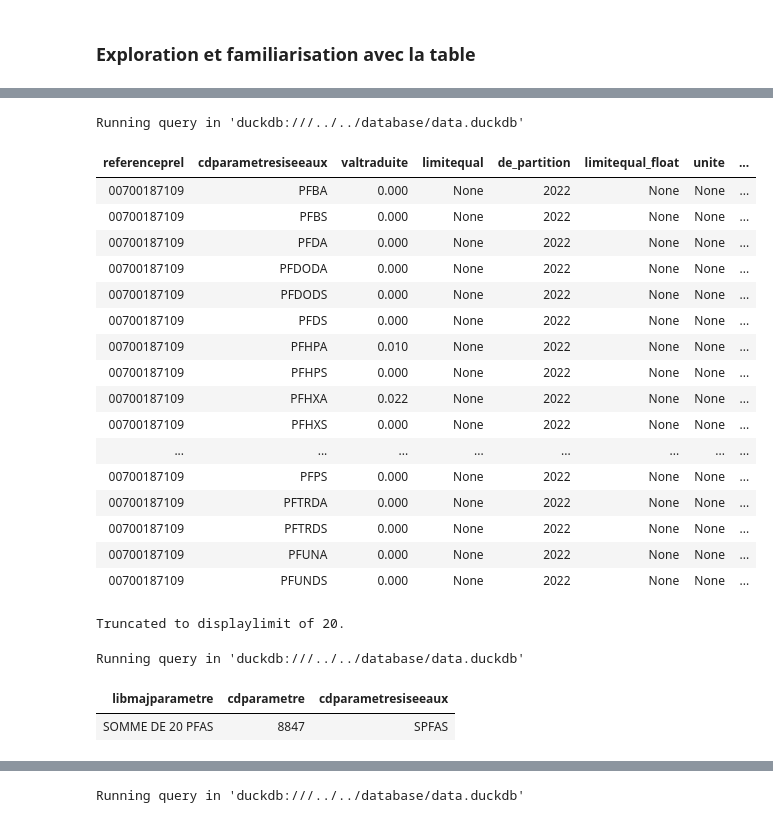
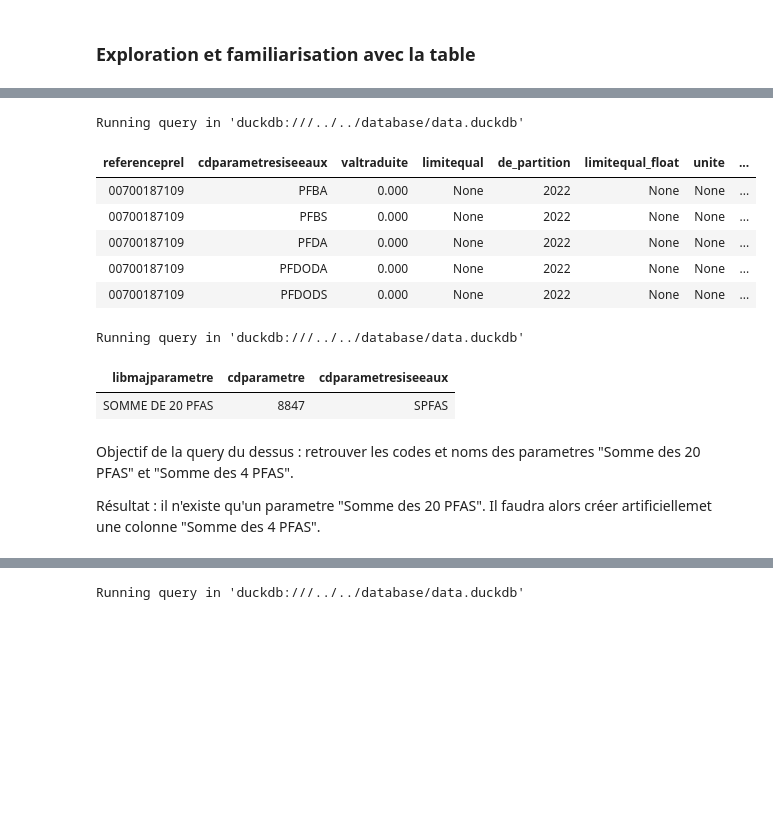
Before and after one commit to dataforgoodfr/13_pollution_eau, a Jupyter notebook: analytics/notebooks/Tache177_resultats-pfas-dbt-model.ipynb, the cells around one changed output, grey strips where cells are left out. Cells and saved outputs as stored; diff of their text form; code cells hidden in the pictures; blank space fills up the shorter version.

```diff
--- a/analytics/notebooks/Tache177_resultats-pfas-dbt-model.ipynb
+++ b/analytics/notebooks/Tache177_resultats-pfas-dbt-model.ipynb
@@ -46,29 +44,18 @@ The 'toml' package isn't installed. To load settings from pyproject.toml or ~/.j
 # %%
 %%sql
 
 SELECT *
 FROM int__resultats_udi_communes
 WHERE categorie = 'pfas'
+LIMIT 5
 # %% [output]
 Running query in 'duckdb:///../../database/data.duckdb'
 | referenceprel | cdparametresiseeaux | valtraduite | limitequal | de_partition | limitequal_float | unite | ... |
 | 00700187109 | PFBA | 0.000 | None | 2022 | None | None | ... |
 | 00700187109 | PFBS | 0.000 | None | 2022 | None | None | ... |
 | 00700187109 | PFDA | 0.000 | None | 2022 | None | None | ... |
 | 00700187109 | PFDODA | 0.000 | None | 2022 | None | None | ... |
 | 00700187109 | PFDODS | 0.000 | None | 2022 | None | None | ... |
-| 00700187109 | PFDS | 0.000 | None | 2022 | None | None | ... |
-| 00700187109 | PFHPA | 0.010 | None | 2022 | None | None | ... |
-| 00700187109 | PFHPS | 0.000 | None | 2022 | None | None | ... |
-| 00700187109 | PFHXA | 0.022 | None | 2022 | None | None | ... |
-| 00700187109 | PFHXS | 0.000 | None | 2022 | None | None | ... |
-| ... | ... | ... | ... | ... | ... | ... | ... |
-| 00700187109 | PFPS | 0.000 | None | 2022 | None | None | ... |
-| 00700187109 | PFTRDA | 0.000 | None | 2022 | None | None | ... |
-| 00700187109 | PFTRDS | 0.000 | None | 2022 | None | None | ... |
-| 00700187109 | PFUNA | 0.000 | None | 2022 | None | None | ... |
-| 00700187109 | PFUNDS | 0.000 | None | 2022 | None | None | ... |
-Truncated to displaylimit of 20.
 # %%
 %%sql
 
@@ -80,6 +67,10 @@ GROUP BY 1, 2, 3
 Running query in 'duckdb:///../../database/data.duckdb'
 | libmajparametre | cdparametre | cdparametresiseeaux |
 | SOMME DE 20 PFAS | 8847 | SPFAS |
+# %% [markdown]
+Objectif de la query du dessus : retrouver les codes et noms des parametres "Somme des 20 PFAS" et "Somme des 4 PFAS".
+
+Résultat : il n'existe qu'un parametre "Somme des 20 PFAS". Il faudra alors créer artificiellemet une colonne "Somme des 4 PFAS".
 # %%
 %%sql
 
```
Also changed, not shown: parts of 10 cells of this notebook, 2 other files.
